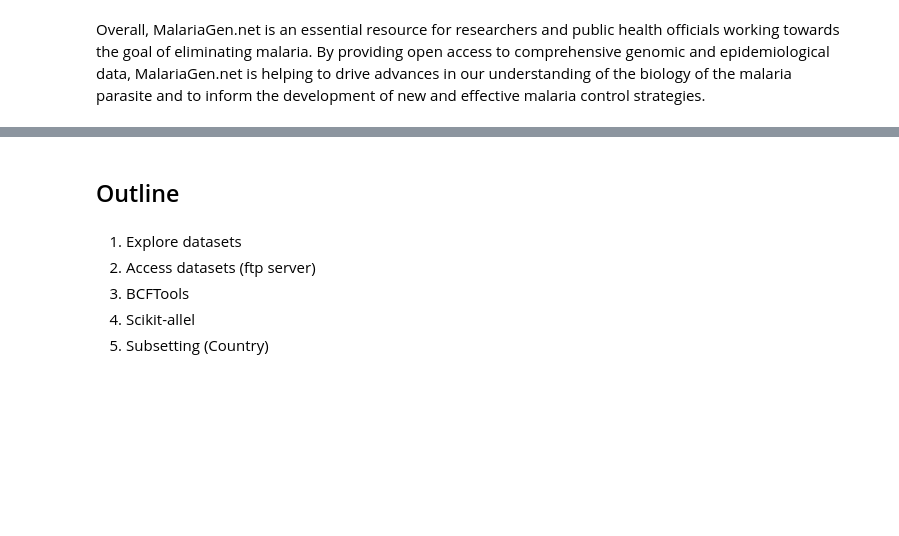
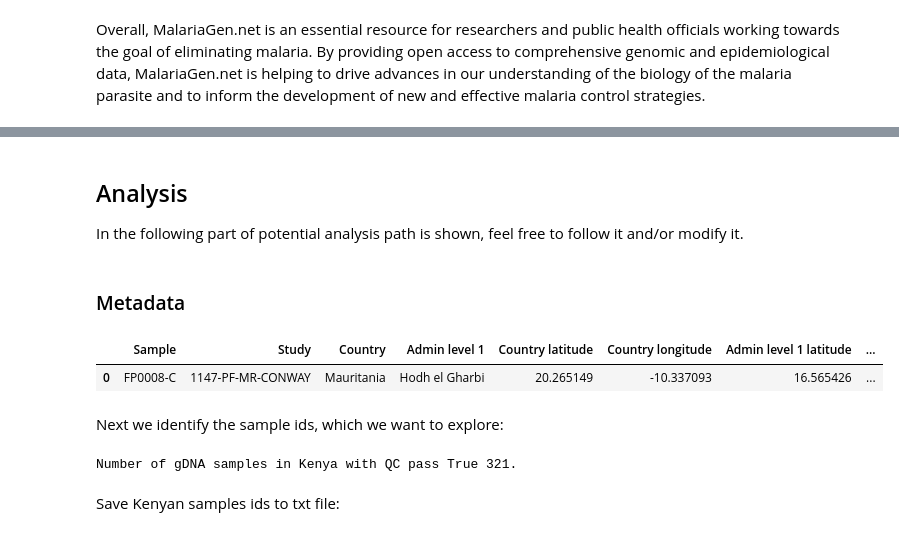
Before and after one commit to kevinkorfmann/workshop-kenya, a Jupyter notebook: nbs/session_1.ipynb, the cells around one changed output, grey strips where cells are left out. Drawn from its saved outputs; the diff is of its cells as text; code cells hidden in the pictures; blank space fills up the shorter version.

```diff
--- a/nbs/session_1.ipynb
+++ b/nbs/session_1.ipynb
@@ -15,8 +36,6 @@ Overall, MalariaGen.net is an essential resource for researchers and public heal
+# %% [markdown]
+## Analysis
+
+In the following part of potential analysis path is shown, feel free to follow it and/or modify it.
 # %% [markdown]
-## Outline
+### Metadata
-# %% [markdown]
-1. Explore datasets
-2. Access datasets (ftp server)
-3. BCFTools
-4. Scikit-allel
-5. Subsetting (Country)
@@ -22,0 +51,8 @@ Overall, MalariaGen.net is an essential resource for researchers and public heal
+# %%
+# Downloading samples information
+samples_url = "https://www.malariagen.net/sites/default/files/Pf7_samples.txt"
+samples_metadata = pd.read_csv(io.StringIO(requests.get(samples_url).content.decode('utf-8')), sep="\t")
+samples_metadata.head().iloc[:1]
+# %% [output]
+|  | Sample | Study | Country | Admin level 1 | Country latitude | Country longitude | Admin level 1 latitude | ... |
+| 0 | FP0008-C | 1147-PF-MR-CONWAY | Mauritania | Hodh el Gharbi | 20.265149 | -10.337093 | 16.565426 | ... |
@@ -22,0 +63,2 @@ Overall, MalariaGen.net is an essential resource for researchers and public heal
+# %% [markdown]
+Next we identify the sample ids, which we want to explore:
@@ -22,0 +79,8 @@ Overall, MalariaGen.net is an essential resource for researchers and public heal
+# %%
+samples_metadata_kenya = samples_metadata[samples_metadata["Country"] == "Kenya"]
+
+print(f"Number of gDNA samples in Kenya with QC pass True {samples_metadata_kenya.shape[0]}.")
+# %% [output]
+Number of gDNA samples in Kenya with QC pass True 321.
+# %% [markdown]
+Save Kenyan samples ids to txt file:
```
Also changed, not shown: parts of 30 cells of this notebook, 2 other files.
